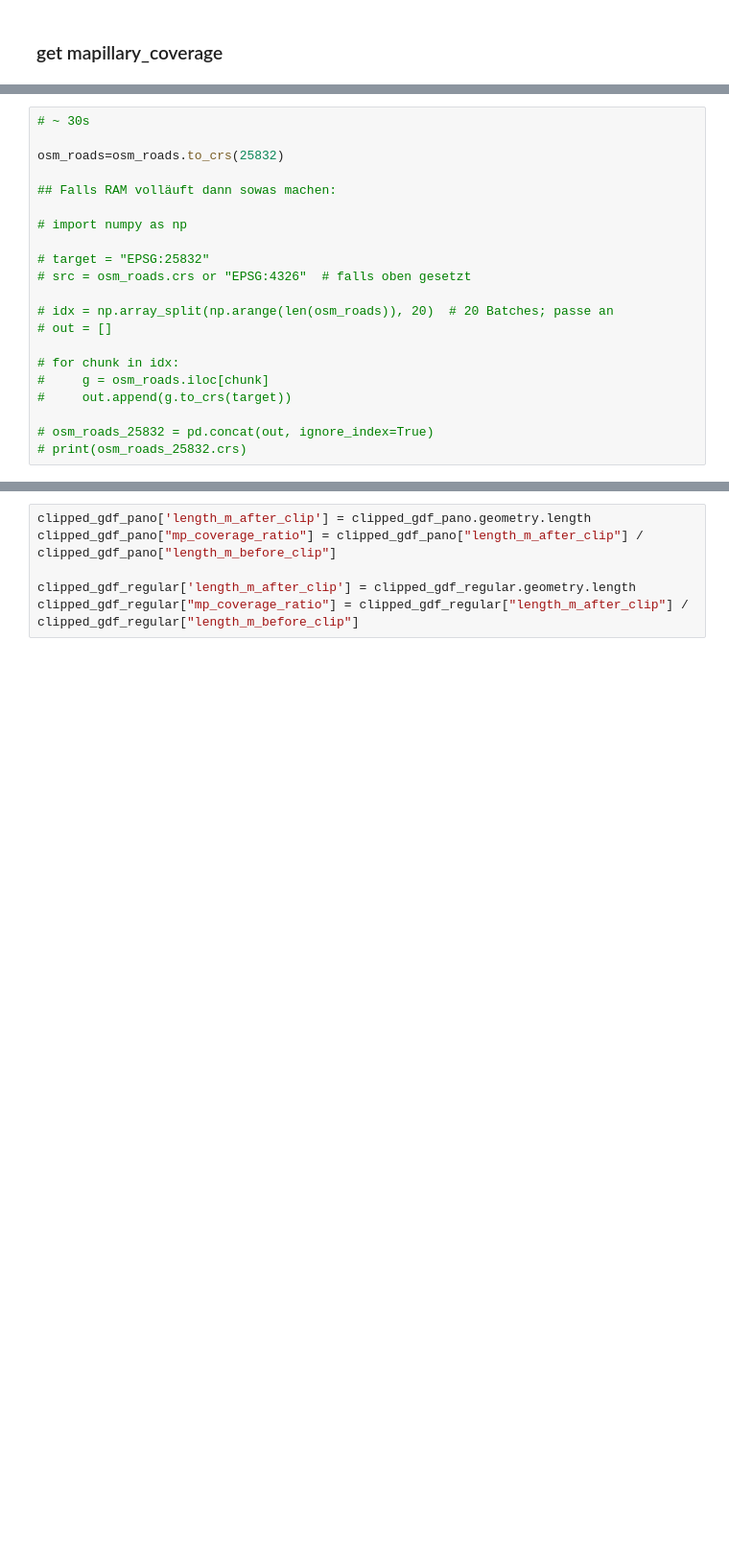
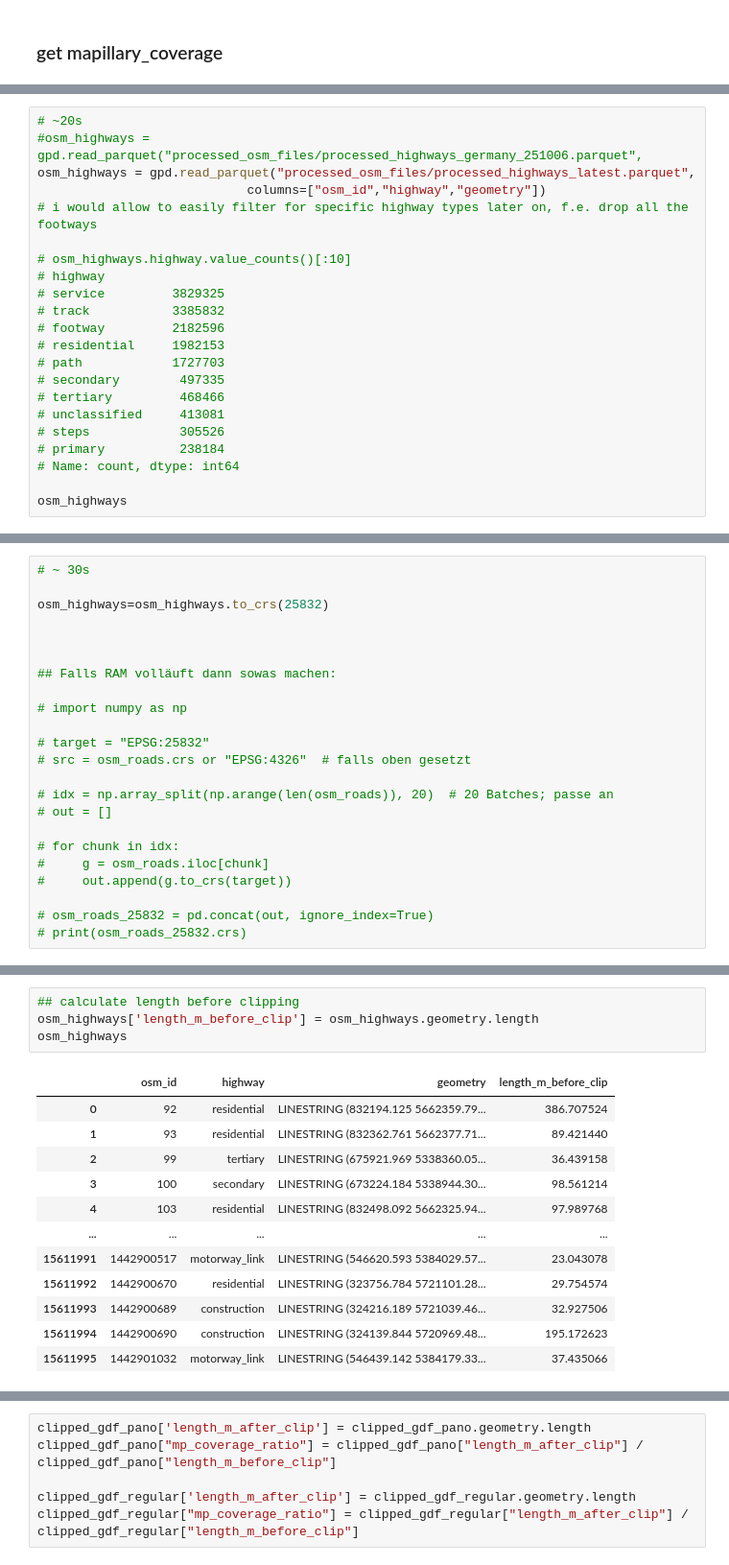
Before and after one commit to vizsim/mapillary_coverage, a Jupyter notebook: 3_merge_mp-cov_with_osm_use_case_germany.ipynb, the cells around one changed output, grey strips where cells are left out. Shown at 96% size. Saved outputs shown, nothing was run; the diff lists cells and outputs as text; blank space fills up the shorter version.

```diff
--- a/3_merge_mp-cov_with_osm_use_case_germany.ipynb
+++ b/3_merge_mp-cov_with_osm_use_case_germany.ipynb
@@ -64,0 +74,22 @@ osm_roads = gpd.read_parquet("processed_osm_files/processed_highways_germany_251
+# %%
+# ~20s
+#osm_highways = gpd.read_parquet("processed_osm_files/processed_highways_germany_251006.parquet",
+osm_highways = gpd.read_parquet("processed_osm_files/processed_highways_latest.parquet",
+                            columns=["osm_id","highway","geometry"])
+# i would allow to easily filter for specific highway types later on, f.e. drop all the footways
+
+# osm_highways.highway.value_counts()[:10]
+# highway
+# service         3829325
+# track           3385832
+# footway         2182596
+# residential     1982153
+# path            1727703
+# secondary        497335
+# tertiary         468466
+# unclassified     413081
+# steps            305526
+# primary          238184
+# Name: count, dtype: int64
+
+osm_highways
@@ -90,7 +115,9 @@ osm_roads
 # %%
 # ~ 30s
 
-osm_roads=osm_roads.to_crs(25832)
+osm_highways=osm_highways.to_crs(25832)
+
+
 
 ## Falls RAM volläuft dann sowas machen:
 
@@ -127,0 +138,17 @@ osm_roads
+# %%
+## calculate length before clipping
+osm_highways['length_m_before_clip'] = osm_highways.geometry.length
+osm_highways
+# %% [output]
+|  | osm_id | highway | geometry | length_m_before_clip |
+| 0 | 92 | residential | LINESTRING (832194.125 5662359.79... | 386.707524 |
+| 1 | 93 | residential | LINESTRING (832362.761 5662377.71... | 89.421440 |
+| 2 | 99 | tertiary | LINESTRING (675921.969 5338360.05... | 36.439158 |
+| 3 | 100 | secondary | LINESTRING (673224.184 5338944.30... | 98.561214 |
+| 4 | 103 | residential | LINESTRING (832498.092 5662325.94... | 97.989768 |
+| ... | ... | ... | ... | ... |
+| 15611991 | 1442900517 | motorway_link | LINESTRING (546620.593 5384029.57... | 23.043078 |
+| 15611992 | 1442900670 | residential | LINESTRING (323756.784 5721101.28... | 29.754574 |
+| 15611993 | 1442900689 | construction | LINESTRING (324216.189 5721039.46... | 32.927506 |
+| 15611994 | 1442900690 | construction | LINESTRING (324139.844 5720969.48... | 195.172623 |
+| 15611995 | 1442901032 | motorway_link | LINESTRING (546439.142 5384179.33... | 37.435066 |
```
Also changed, not shown: parts of 55 cells of this notebook, 7 other files.
